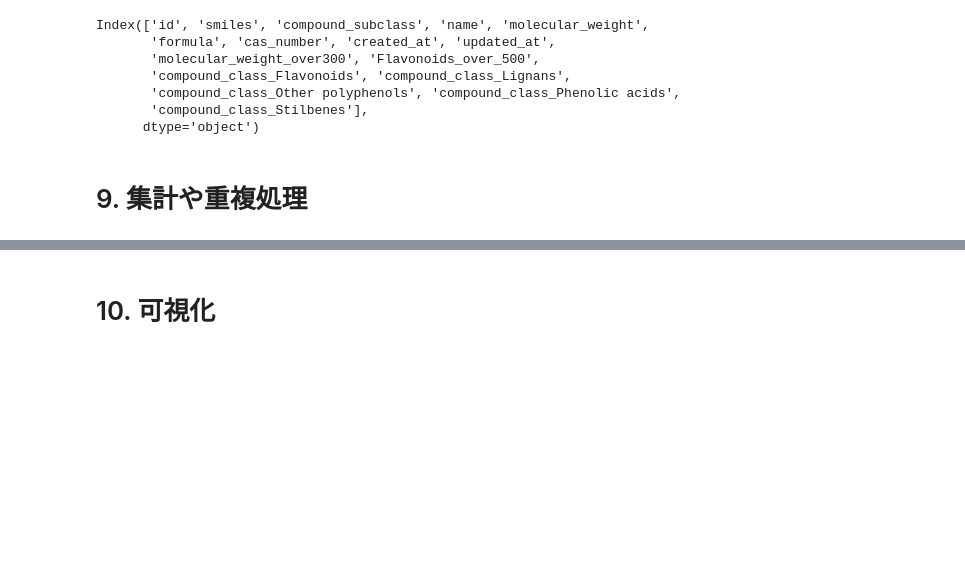
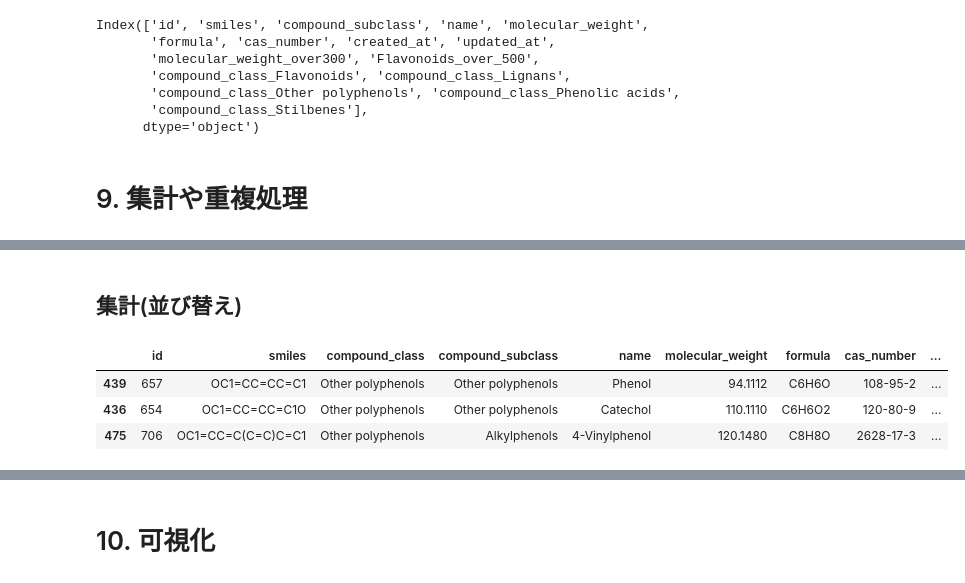
Before and after one commit to chemoinformatics-lecture/lecture-beginner, a Jupyter notebook: lesson02_jupyter/lecture_note.ipynb, the cells around one changed output, grey strips where cells are left out. Cells and saved outputs as stored; diff of their text form; code cells hidden in the pictures; blank space fills up the shorter version.

```diff
--- a/lesson02_jupyter/lecture_note.ipynb
+++ b/lesson02_jupyter/lecture_note.ipynb
@@ -405,0 +340,10 @@ df
+# %% [markdown]
+## 集計(並び替え)
+# %%
+# 分子量が小さい順番で並び替え
+df.sort_values(by='molecular_weight').head(3)
+# %% [output]
+|  | id | smiles | compound_class | compound_subclass | name | molecular_weight | formula | cas_number | ... |
+| 439 | 657 | OC1=CC=CC=C1 | Other polyphenols | Other polyphenols | Phenol | 94.1112 | C6H6O | 108-95-2 | ... |
+| 436 | 654 | OC1=CC=CC=C1O | Other polyphenols | Other polyphenols | Catechol | 110.1110 | C6H6O2 | 120-80-9 | ... |
+| 475 | 706 | OC1=CC=C(C=C)C=C1 | Other polyphenols | Alkylphenols | 4-Vinylphenol | 120.1480 | C8H8O | 2628-17-3 | ... |
```
Also changed, not shown: parts of 17 cells of this notebook.
